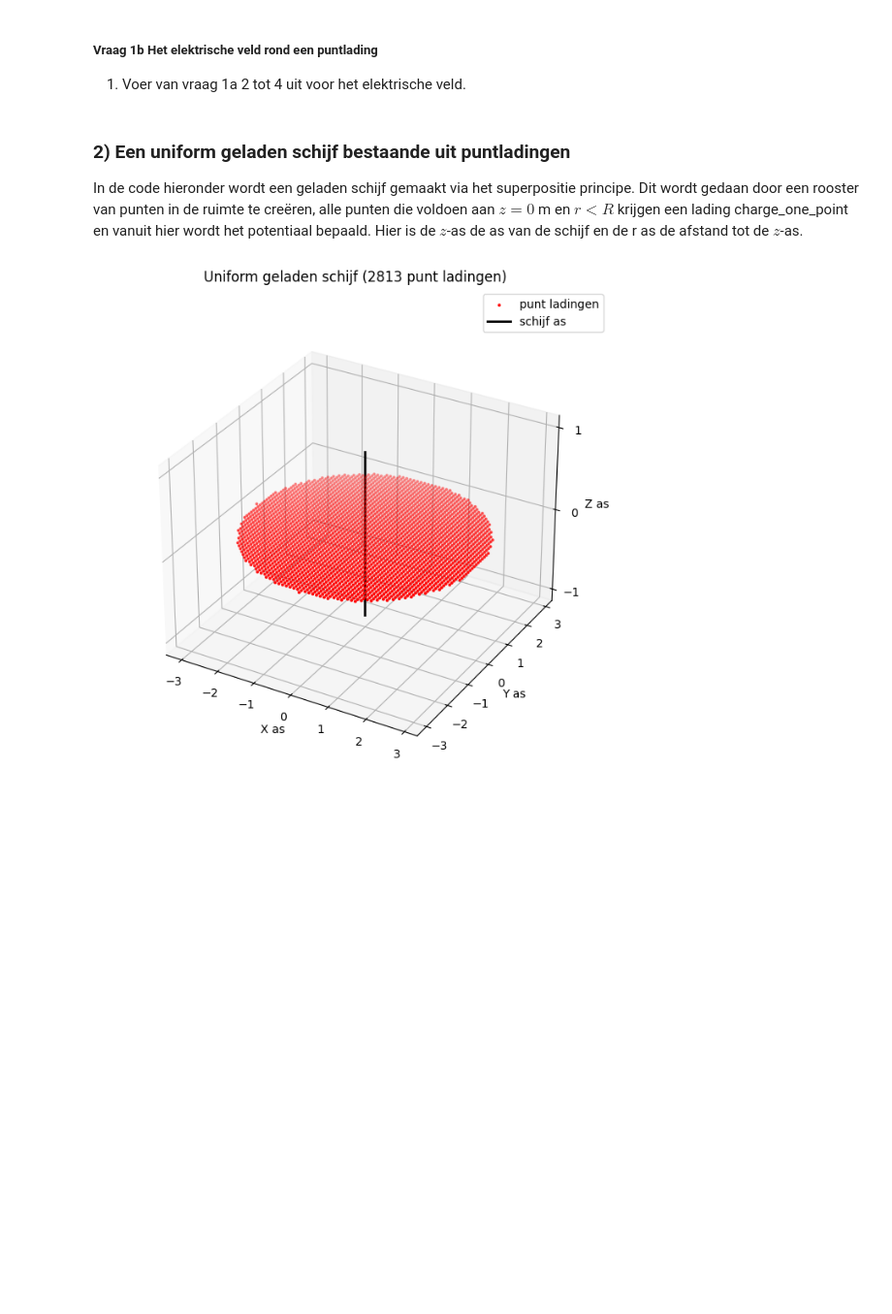
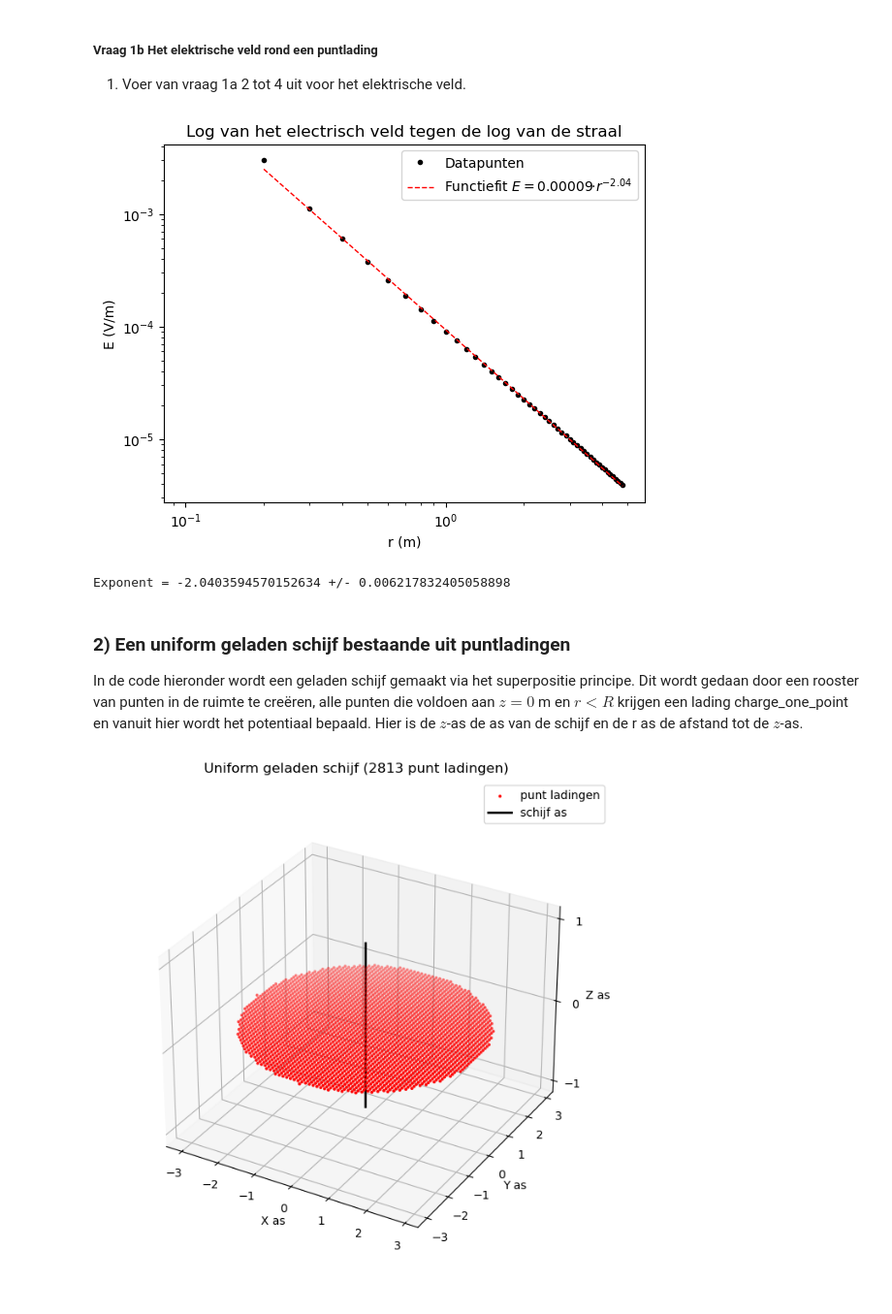
Before and after one commit to felicievdl/Felicie-opdrachten-DEF-D, a Jupyter notebook: DigitaleOntwerpopdrachten/1CondensatorOpdracht/CondensatorOntwerpopdracht.ipynb, the cells around one changed output. Shown at 97% size. Cells and saved outputs as stored; diff of their text form; code cells hidden in the pictures; blank space fills up the shorter version.

```diff
--- a/DigitaleOntwerpopdrachten/1CondensatorOpdracht/CondensatorOntwerpopdracht.ipynb
+++ b/DigitaleOntwerpopdrachten/1CondensatorOpdracht/CondensatorOntwerpopdracht.ipynb
@@ -94,9 +128,38 @@ plot_results_pt_charge_at_origin(Ez, Er, normE, V, r, z, grid_step)
 ##### Vraag 1b Het elektrische veld rond een puntlading
 1. Voer van vraag 1a 2 tot 4 uit voor het elektrische veld.
 # %%
-###
-###Hier jouw code###
-###
+# 2.
+E_z_49 = normE[49,:] #E bij z=0 (index 49 omdat de rand waarden van z zijn afgeknipt)
+
+plt.figure()
+plt.loglog(r_for_E, E_z_49, "k.", label="Datapunten")
+plt.xlabel("r (m)")
+plt.ylabel("E (V/m)")
+plt.title("Log van het electrisch veld tegen de log van de straal")
+
+# 3.
+rforE_fit = r_for_E[1:]
+E_fit  = E_z_49[1:]
+from scipy.optimize import curve_fit
+def functiefit(x,a,b):
+	return a*np.log10(x) + b
+
+popt,pcov = curve_fit(functiefit,rforE_fit,np.log10(E_fit))
+
+x1 = np.linspace(min(rforE_fit),max(rforE_fit),1000)
+y1 = 10**functiefit(x1,*popt)
+
+C1 = 10**popt[1]
+
+plt.loglog(x1,y1,'r--',linewidth=1, label="Functiefit $E = %.5f · r^{%0.2f}$" %(C1,popt[0]))
+plt.legend()
+plt.show()
+
+# 4.
+print('Exponent =', popt[0], '+/-', np.sqrt(pcov[0,0]))
+# %% [output]
+[figure, added]
+Exponent = -2.0403594570152634 +/- 0.006217832405058898
 # %% [markdown]
 ### 2) Een uniform geladen schijf bestaande uit puntladingen
 
```
Also changed, not shown: parts of 7 cells of this notebook.
